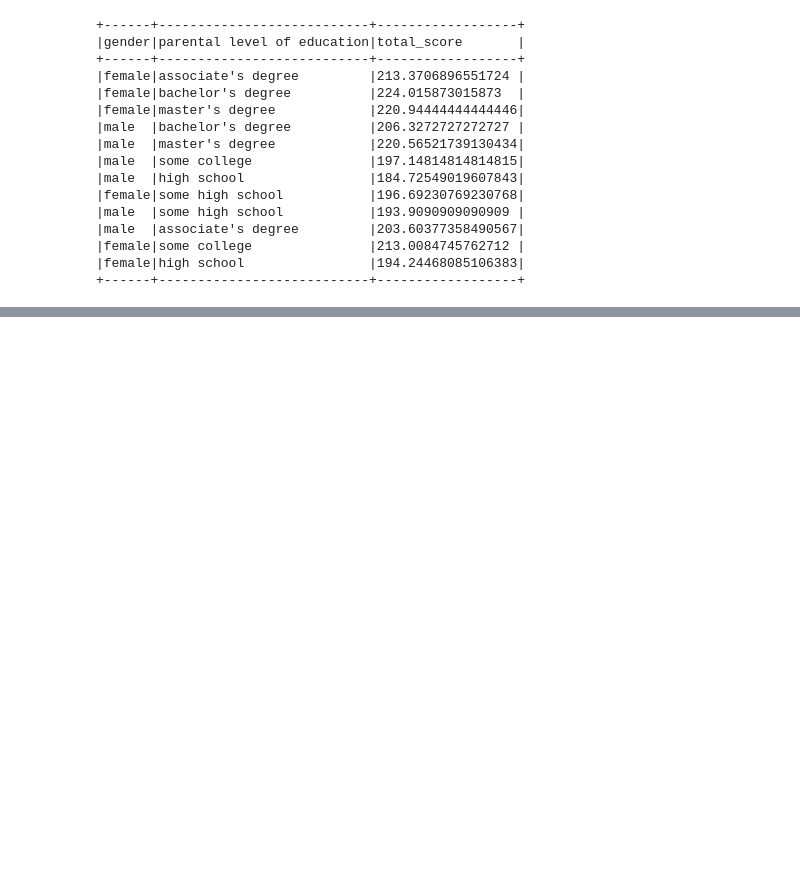
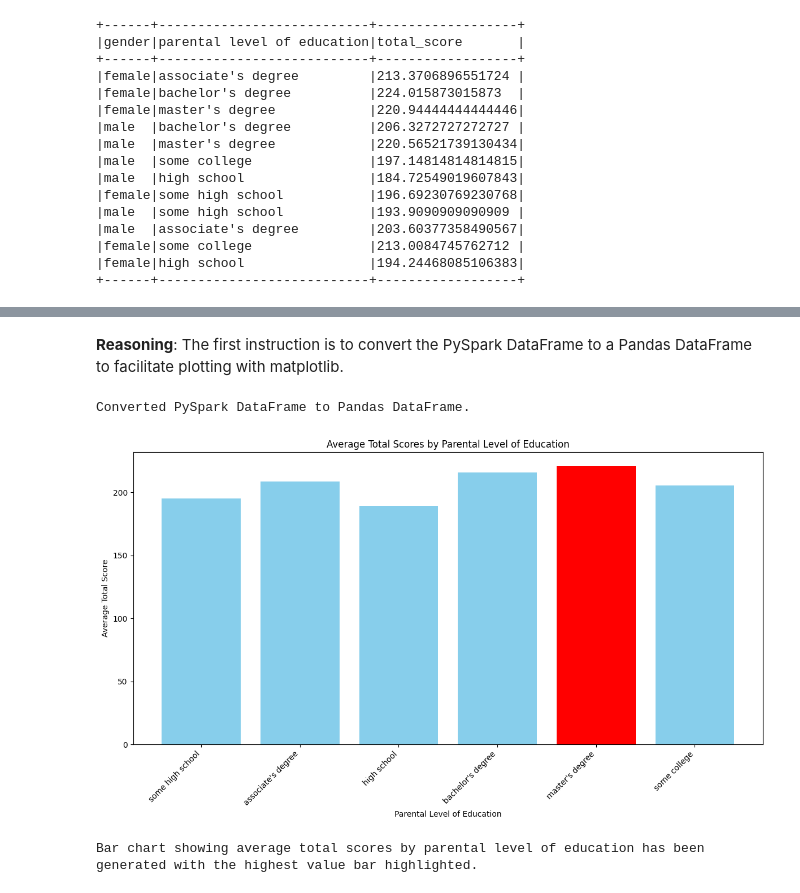
Before and after one commit to zakariaouali16/DataAnalysis, a Jupyter notebook: Student_Performance.ipynb, the cells around one changed output, grey strips where cells are left out. Drawn from its saved outputs; the diff is of its cells as text; code cells hidden in the pictures; blank space fills up the shorter version.

```diff
--- a/Student_Performance.ipynb
+++ b/Student_Performance.ipynb
@@ -273,0 +365,30 @@ total_scores_by_gender_and_education.show(truncate=False)
+# %% [markdown]
+**Reasoning**:
+The first instruction is to convert the PySpark DataFrame to a Pandas DataFrame to facilitate plotting with matplotlib.
+# %%
+average_scores_by_parental_education_pd = average_scores_by_parental_education.toPandas()
+print("Converted PySpark DataFrame to Pandas DataFrame.")
+# %% [output]
+Converted PySpark DataFrame to Pandas DataFrame.
+# %%
+import matplotlib.pyplot as plt
+
+highest_avg_score_parental_education = average_scores_by_parental_education.orderBy(col('average_total_score').desc()).first()
+highest_score_group_name_parental = highest_avg_score_parental_education['parental level of education']
+
+colors_parental = ['skyblue'] * len(average_scores_by_parental_education_pd)
+highest_score_index_parental = average_scores_by_parental_education_pd['parental level of education'].tolist().index(highest_score_group_name_parental)
+colors_parental[highest_score_index_parental] = 'red'
+
+plt.figure(figsize=(12, 7))
+plt.bar(average_scores_by_parental_education_pd['parental level of education'], average_scores_by_parental_education_pd['average_total_score'], color=colors_parental)
+plt.xlabel('Parental Level of Education')
+plt.ylabel('Average Total Score')
+plt.title('Average Total Scores by Parental Level of Education')
+plt.xticks(rotation=45, ha='right')
+plt.tight_layout()
+plt.show()
+print("Bar chart showing average total scores by parental level of education has been generated with the highest value bar highlighted.")
+# %% [output]
+[figure, added]
+Bar chart showing average total scores by parental level of education has been generated with the highest value bar highlighted.
```
Also changed, not shown: parts of 59 cells of this notebook.
